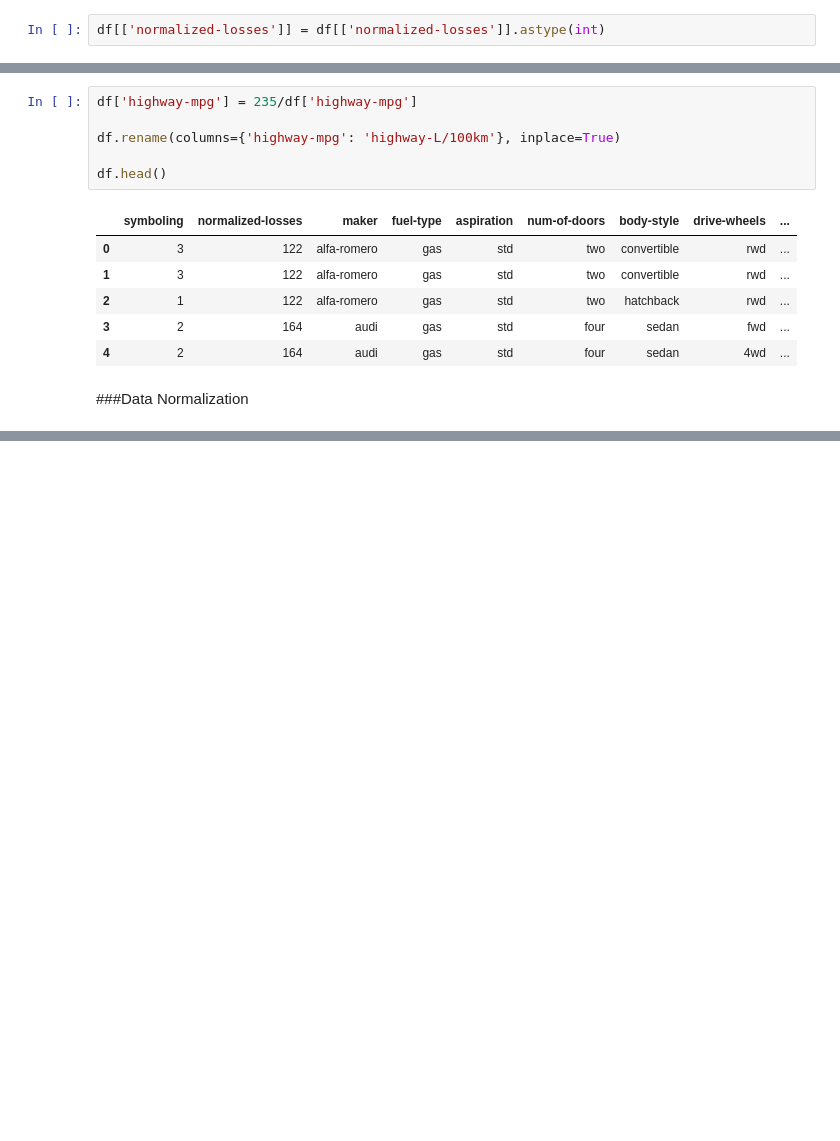
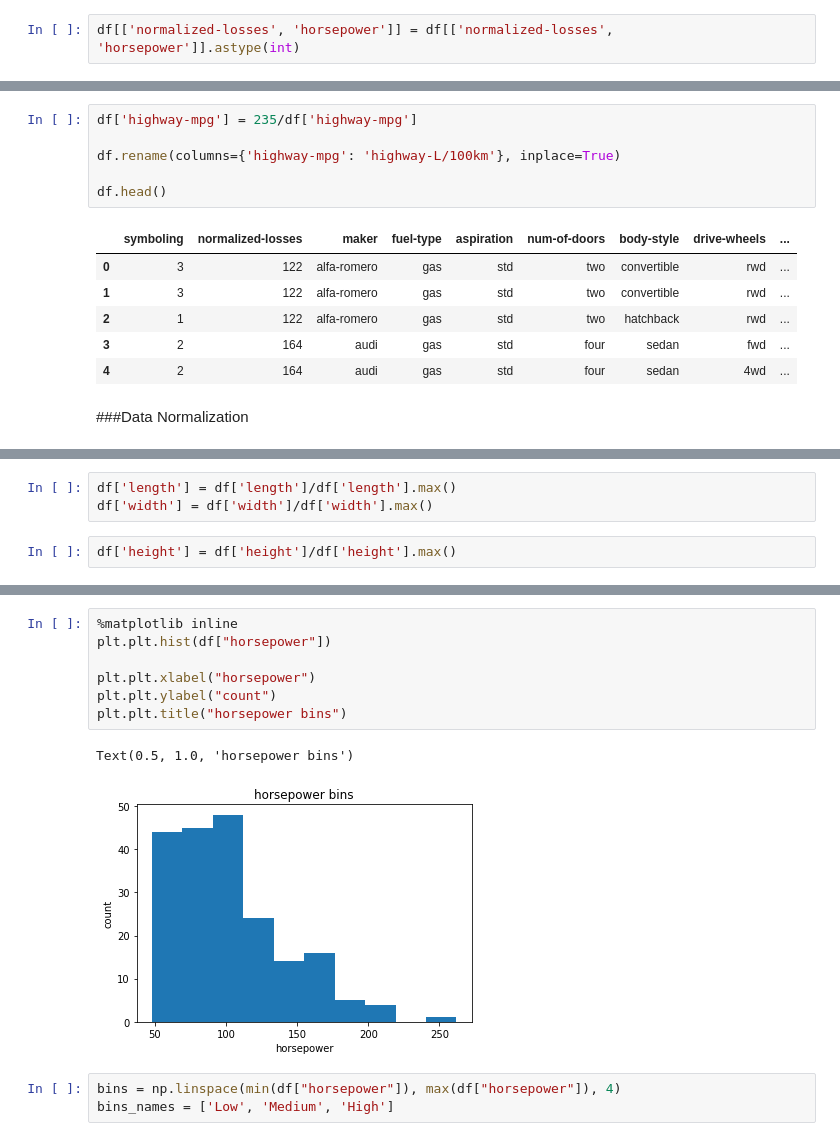
Before and after one commit to Felipe-Bach/Car_Price_Analysis_IBM, a Jupyter notebook: Car_Price_Analysis.ipynb, the cells around one changed output, grey strips where cells are left out. Cells and saved outputs as stored; diff of their text form; blank space fills up the shorter version.

```diff
--- a/Car_Price_Analysis.ipynb
+++ b/Car_Price_Analysis.ipynb
@@ -249,7 +250,7 @@ df.head()
 # %%
 df[['bore', 'stroke', 'peak-rpm', 'price']] = df[['bore', 'stroke', 'peak-rpm', 'price']].astype(float)
 # %%
-df[['normalized-losses']] = df[['normalized-losses']].astype(int)
+df[['normalized-losses', 'horsepower']] = df[['normalized-losses', 'horsepower']].astype(int)
 # %%
 df.dtypes
 # %% [output]
@@ -301,0 +305,5 @@ df.head()
+# %%
+df['length'] = df['length']/df['length'].max()
+df['width'] = df['width']/df['width'].max()
+# %%
+df['height'] = df['height']/df['height'].max()
@@ -301,0 +341,13 @@ df.head()
+# %%
+%matplotlib inline
+plt.plt.hist(df["horsepower"])
+
+plt.plt.xlabel("horsepower")
+plt.plt.ylabel("count")
+plt.plt.title("horsepower bins")
+# %% [output]
+Text(0.5, 1.0, 'horsepower bins')
+[figure, added]
+# %%
+bins = np.linspace(min(df["horsepower"]), max(df["horsepower"]), 4)
+bins_names = ['Low', 'Medium', 'High']
```
Also changed, not shown: parts of 27 cells of this notebook.
